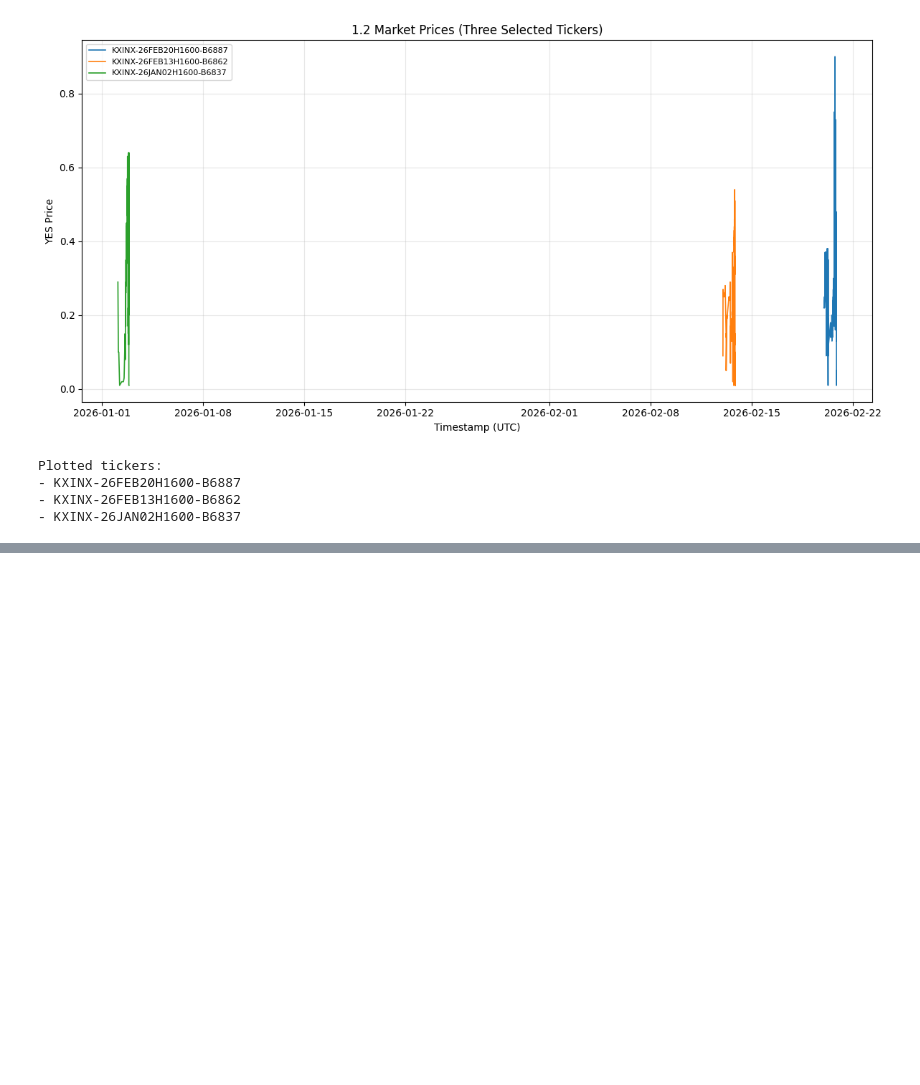
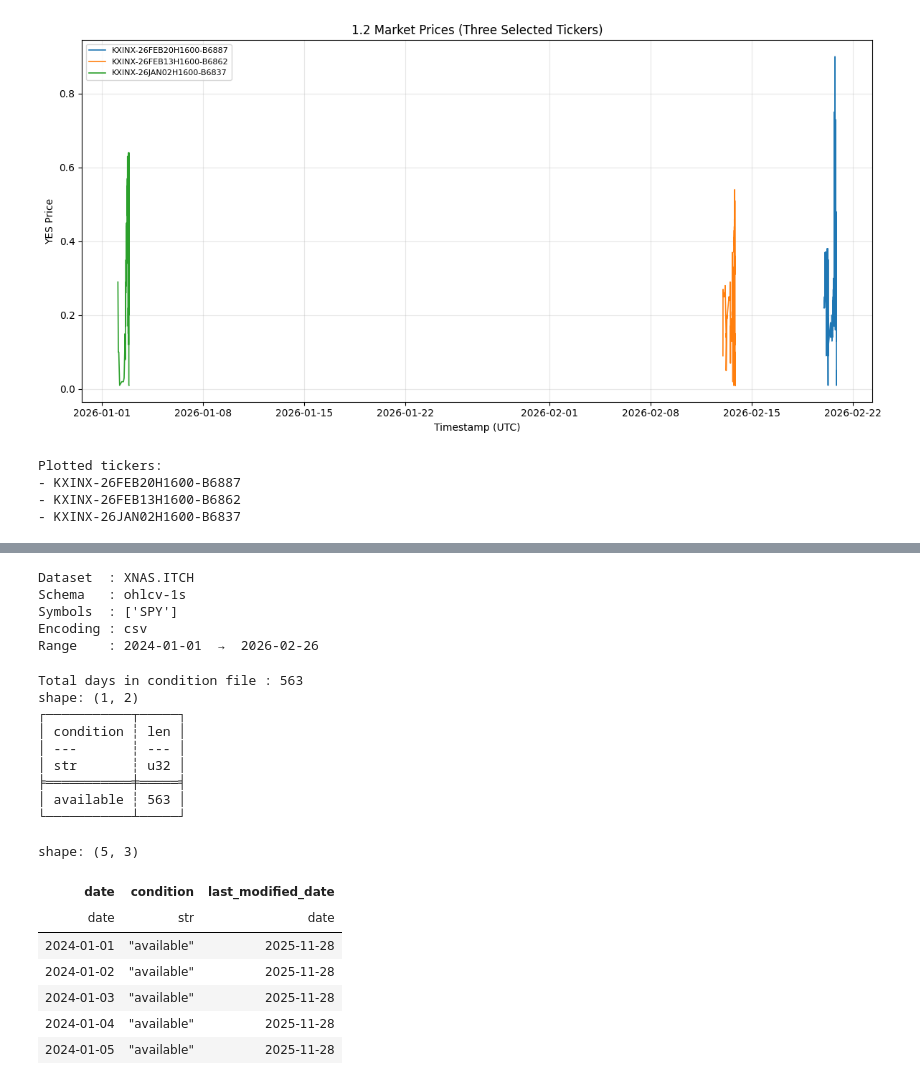
Before and after one commit to chris-mulligan-50/FINM-33150-Quantitative-Trading-Strategies-Final-Project-Kalshi-Market-Making-, a Jupyter notebook: Data-Exploration/data_pull.ipynb, the cells around one changed output, grey strips where cells are left out. Drawn from its saved outputs; the diff is of its cells as text; code cells hidden in the pictures; blank space fills up the shorter version.

```diff
--- a/Data-Exploration/data_pull.ipynb
+++ b/Data-Exploration/data_pull.ipynb
@@ -917,0 +935,60 @@ Plotted tickers:
+# %%
+# 2.2
+# SPY Data: Load Databento query metadata (what was requested and when)
+
+import pandas as pd
+
+with open(SPY_DATA_DIR / "metadata.json") as f:
+    metadata = json.load(f)
+
+query = metadata["query"]
+start_dt = pd.Timestamp(query["start"], unit="ns", tz="UTC")
+end_dt   = pd.Timestamp(query["end"],   unit="ns", tz="UTC")
+
+print(f"Dataset  : {query['dataset']}")
+print(f"Schema   : {query['schema']}")
+print(f"Symbols  : {query['symbols']}")
+print(f"Encoding : {query['encoding']}")
+print(f"Range    : {start_dt.date()}  →  {end_dt.date()}")
+# %% [output]
+Dataset  : XNAS.ITCH
+Schema   : ohlcv-1s
+Symbols  : ['SPY']
+Encoding : csv
+Range    : 2024-01-01  →  2026-02-26
+# %%
+# 2.3
+# SPY Data: Load per-day data availability log
+
+with open(SPY_DATA_DIR / "condition.json") as f:
+    condition_raw = json.load(f)
+
+condition = (
+    pl.from_dicts(condition_raw)
+    .with_columns(
+        pl.col("date").str.strptime(pl.Date, "%Y-%m-%d"),
+        pl.col("last_modified_date").str.strptime(pl.Date, "%Y-%m-%d"),
+    )
+)
+
+print(f"Total days in condition file : {condition.height:,}")
+print(condition.group_by("condition").len().sort("condition"))
+condition.head()
+# %% [output]
+Total days in condition file : 563
+shape: (1, 2)
+┌───────────┬─────┐
+│ condition ┆ len │
+│ ---       ┆ --- │
+│ str       ┆ u32 │
+╞═══════════╪═════╡
+│ available ┆ 563 │
+└───────────┴─────┘
+shape: (5, 3)
+| date | condition | last_modified_date |
+| date | str | date |
+| 2024-01-01 | "available" | 2025-11-28 |
+| 2024-01-02 | "available" | 2025-11-28 |
+| 2024-01-03 | "available" | 2025-11-28 |
+| 2024-01-04 | "available" | 2025-11-28 |
+| 2024-01-05 | "available" | 2025-11-28 |
```
Also changed, not shown: parts of 6 cells of this notebook, 11 other files.
